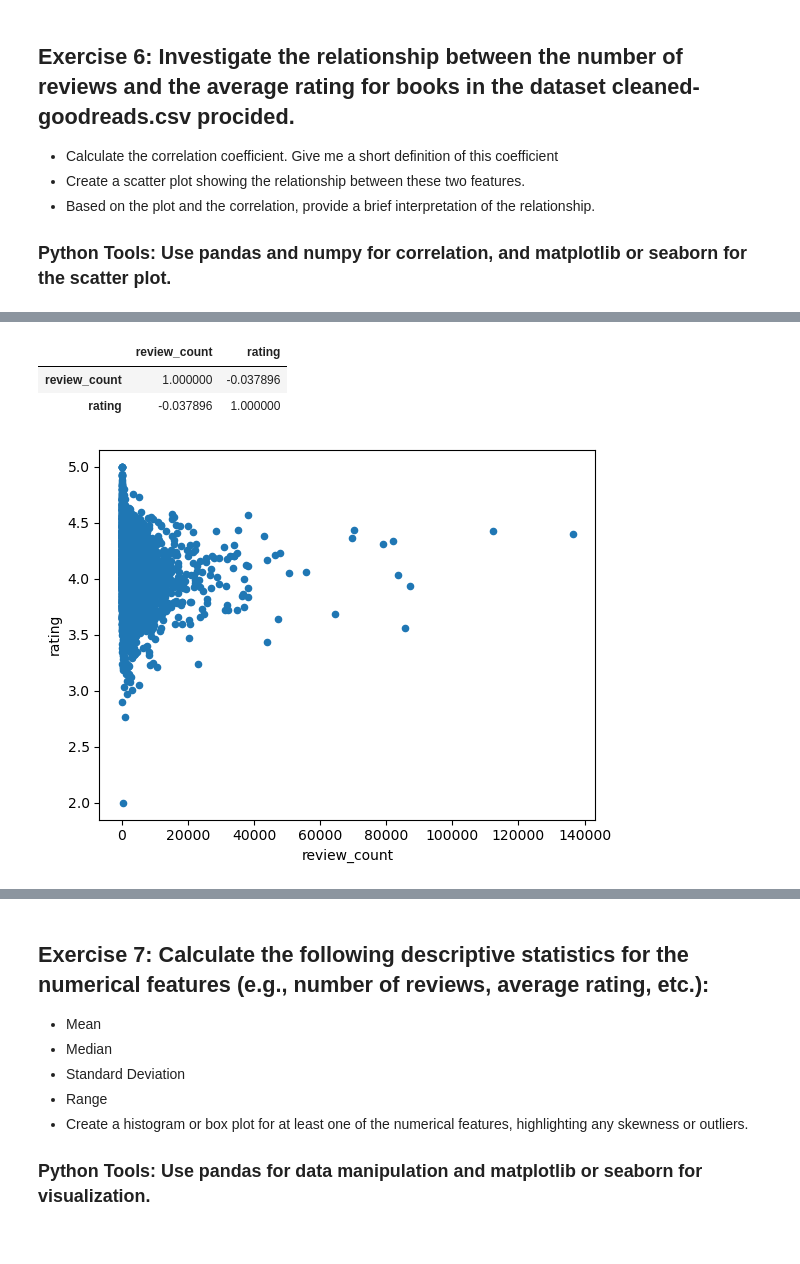
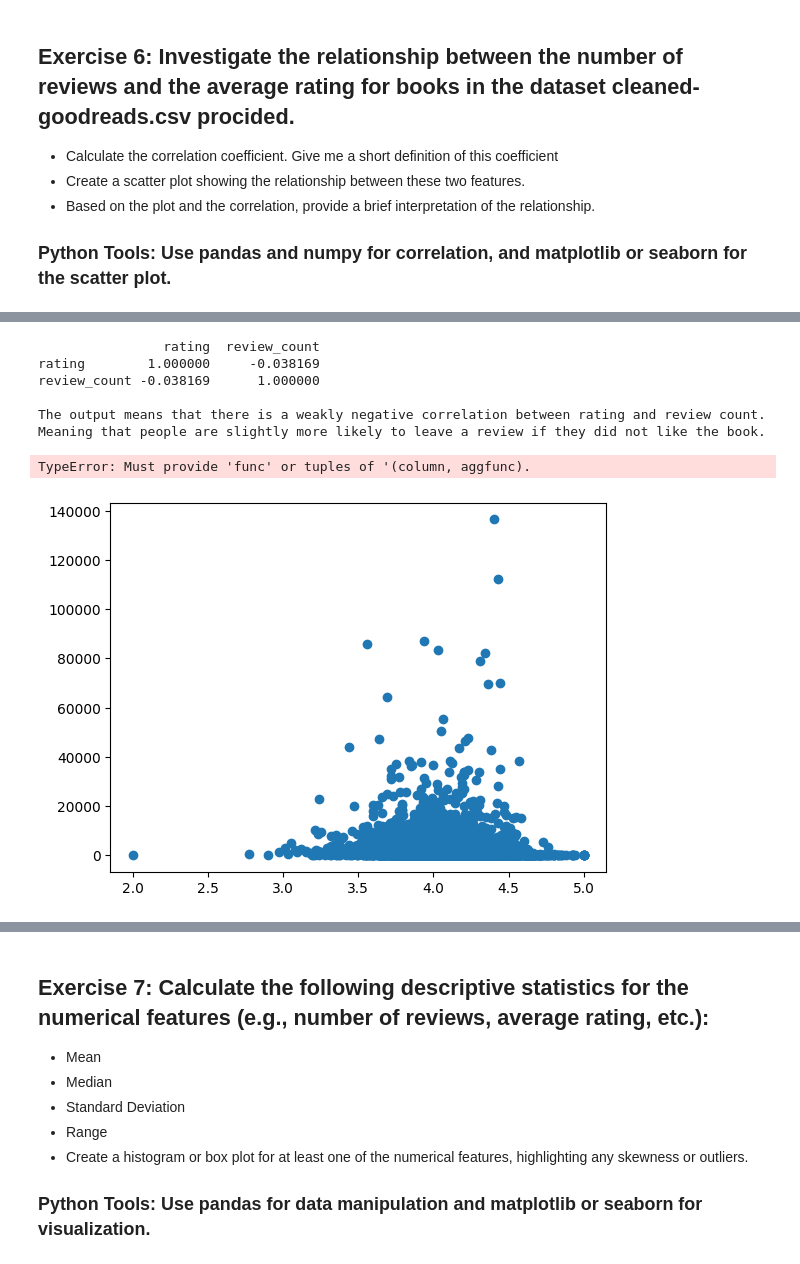
Before and after one commit to mannan272/data1, a Jupyter notebook: lab-02/Assignment 3.ipynb, the cells around one changed output, grey strips where cells are left out. Cells and saved outputs as stored; diff of their text form; code cells hidden in the pictures.

Commit message:
Reverting to last safe version

```diff
--- a/lab-02/Assignment 3.ipynb
+++ b/lab-02/Assignment 3.ipynb
@@ -204,0 +108,10 @@ memory usage: 515.5 KB
+# %%
+
+#removed two rows which have null in all columns. Other nulls can remain as they are not affecting the data
+df2 = df.loc[df.name.isna() & df.isbn.isna() == False]
+
+
+#Replacing NAs in isbn and genre_urls to unknown
+df2.loc[df2.isbn.isna(), 'isbn'] = "Unknown"
+df2.loc[df2.genre_urls.isna(), 'genre_urls'] = "Unknown"
+df2.info()
@@ -297,0 +141,10 @@ Name: rating, Length: 294, dtype: float64
+# %%
+# your code here
+# use many cells if you like to structure your code well
+
+#getting after the first the last '.'
+df2.loc[:,'author'] = df2['author_url'].str.rsplit('.', n=1).str[1]
+
+
+df2_sorted = df2.sort_values('rating', ascending=False)
+df2_sorted.head()
@@ -334,16 +175,30 @@ memory usage: 515.2+ KB
-# %%
-# The correlation coefficient is a statistical measure which describes the strenghth of the linear correlation
-# between two variables. The closer the correlation is to 1 or -1, the stronger the correlation.
-# A correlation close to 0 means there is no linear correlation.
-
-df_corr = df2[['review_count', 'rating']]
-
-df_corr.corr() #The correlation is very close to zero. This means that there is hardly any linear correlation between the two variables.
-# %% [output]
-|  | review_count | rating |
-| review_count | 1.000000 | -0.037896 |
-| rating | -0.037896 | 1.000000 |
-# %%
-df_corr.plot('review_count', 'rating', kind='scatter'); #The lack of a linear correlation can also be seen in the scatterplot.
-# %% [output]
-[figure, removed]
+# %%
+# your code here
+# use many cells if you like to structure your code well
+
+df2_sorted.describe()
+
+print(df2_sorted[['rating', 'review_count']].corr(method = "pearson"))
+
+print("""
+The output means that there is a weakly negative correlation between rating and review count.
+Meaning that people are slightly more likely to leave a review if they did not like the book.
+""")
+# %% [output]
+                rating  review_count
+rating        1.000000     -0.038169
+review_count -0.038169      1.000000
+
+The output means that there is a weakly negative correlation between rating and review count.
+Meaning that people are slightly more likely to leave a review if they did not like the book.
+# %%
+df2grp_sorted = df2_sorted.groupby(df2_sorted['author'])
+
+df2grp_sorted[['author','rating','review_count']].aggregate()
+# %% [output]
+TypeError: Must provide 'func' or tuples of '(column, aggfunc).
+# %%
+plt.scatter(df2_sorted.rating,df2_sorted.review_count)
+plt.show()
+# %% [output]
+[figure, added]
```
Also changed, not shown: parts of 26 cells of this notebook, 4 other files.
